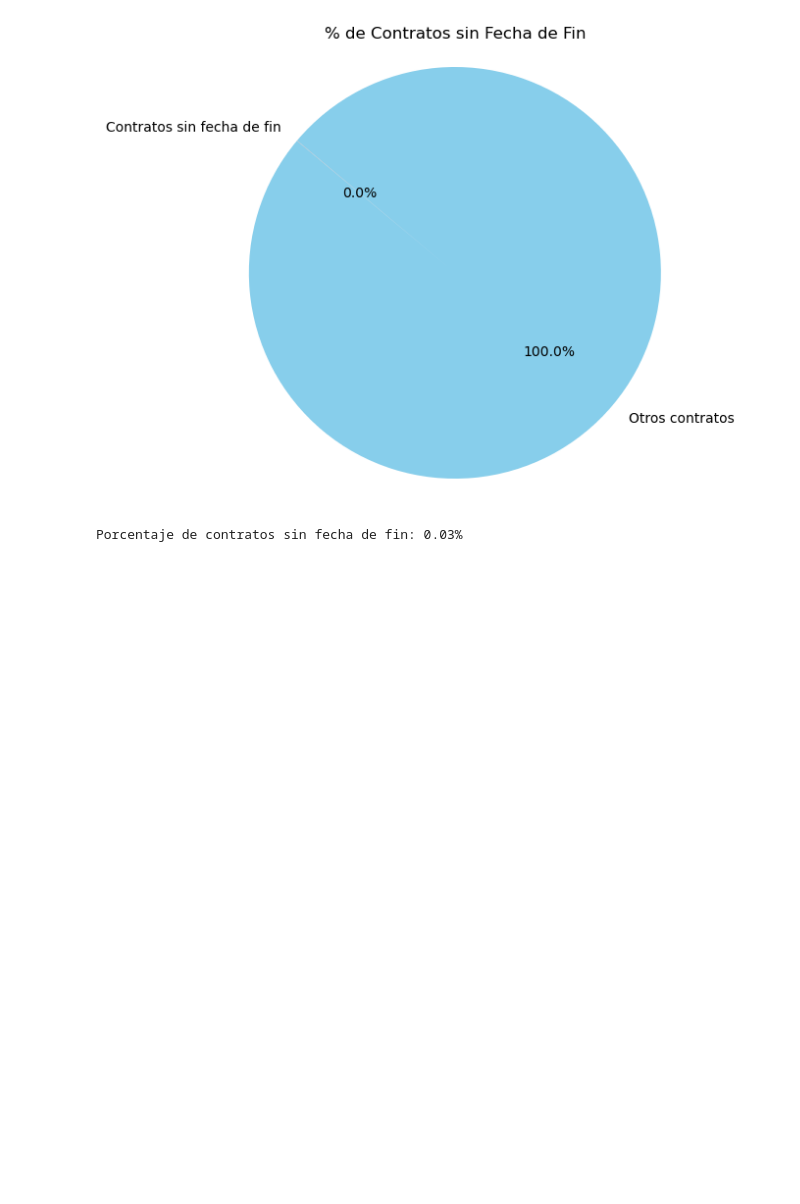
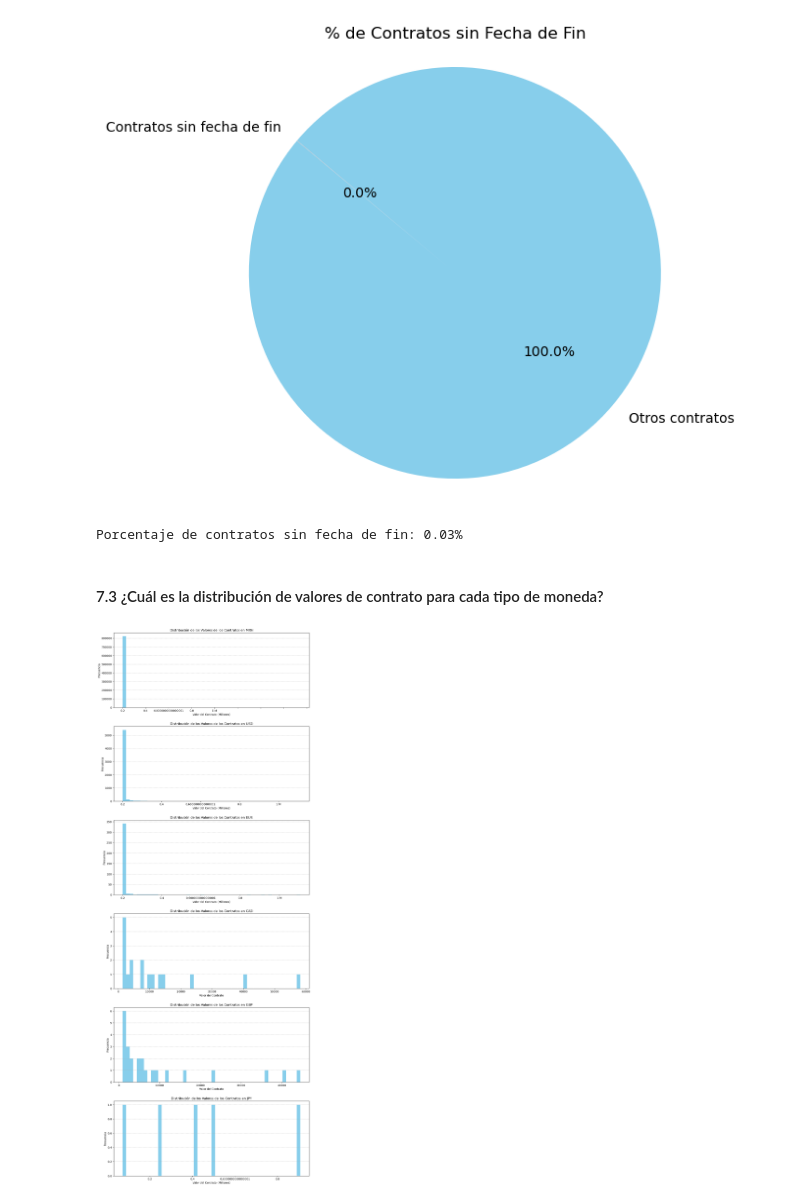
Before and after one commit to DGRIA/Anticorruption_ETL_MEX, a Jupyter notebook: src/templates/4.2_EDA_Asignacion.ipynb, the cells around one changed output. Cells and saved outputs as stored; diff of their text form; code cells hidden in the pictures; blank space fills up the shorter version.

Commit message:
asignacion notebook actualizado

```diff
--- a/src/templates/4.2_EDA_Asignacion.ipynb
+++ b/src/templates/4.2_EDA_Asignacion.ipynb
@@ -288,3 +319,35 @@ print(f'Porcentaje de contratos sin fecha de fin: {percentage_null_end_date:.2f}
 # %% [output]
 [figure]
 Porcentaje de contratos sin fecha de fin: 0.03%
+# %% [markdown]
+#### 7.3 ¿Cuál es la distribución de valores de contrato para cada tipo de moneda?
+# %%
+# Crear una lista de las monedas únicas en el dataframe
+monedas_unicas = asignacion_df['value_currency'].unique()
+
+# Crear una figura con subplots para cada moneda
+fig, axes = plt.subplots(nrows=len(monedas_unicas), ncols=1, figsize=(12, 5 * len(monedas_unicas)))
+fig.tight_layout(pad=5.0)
+
+# Iterar sobre cada moneda y crear un histograma
+for ax, moneda in zip(axes, monedas_unicas):
+    df_moneda = asignacion_df[asignacion_df['value_currency'] == moneda]
+    value_amounts = df_moneda['value_amount']
+    if value_amounts.max() >= 1e6:
+        value_amounts = value_amounts / 1e6
+        x_label = 'Valor del Contrato (Millones)'
+        # Configurar las etiquetas del eje x para mostrar en millones
+        labels = ax.get_xticks().tolist()
+        ax.set_xticklabels([f'{int(label)} M' if label >= 1 else f'{label}' for label in labels])
+    else:
+        x_label = 'Valor del Contrato'
+
+    ax.hist(value_amounts, bins=50, color='skyblue')
+    ax.set_xlabel(x_label)
+    ax.set_ylabel('Frecuencia')
+    ax.set_title(f'Distribución de los Valores de los Contratos en {moneda}')
+    ax.grid(axis='y', linestyle='--', alpha=0.7)
+
+plt.show()
+# %% [output]
+[figure, added]
```
Also changed, not shown: parts of 7 cells of this notebook, 1 other file.
